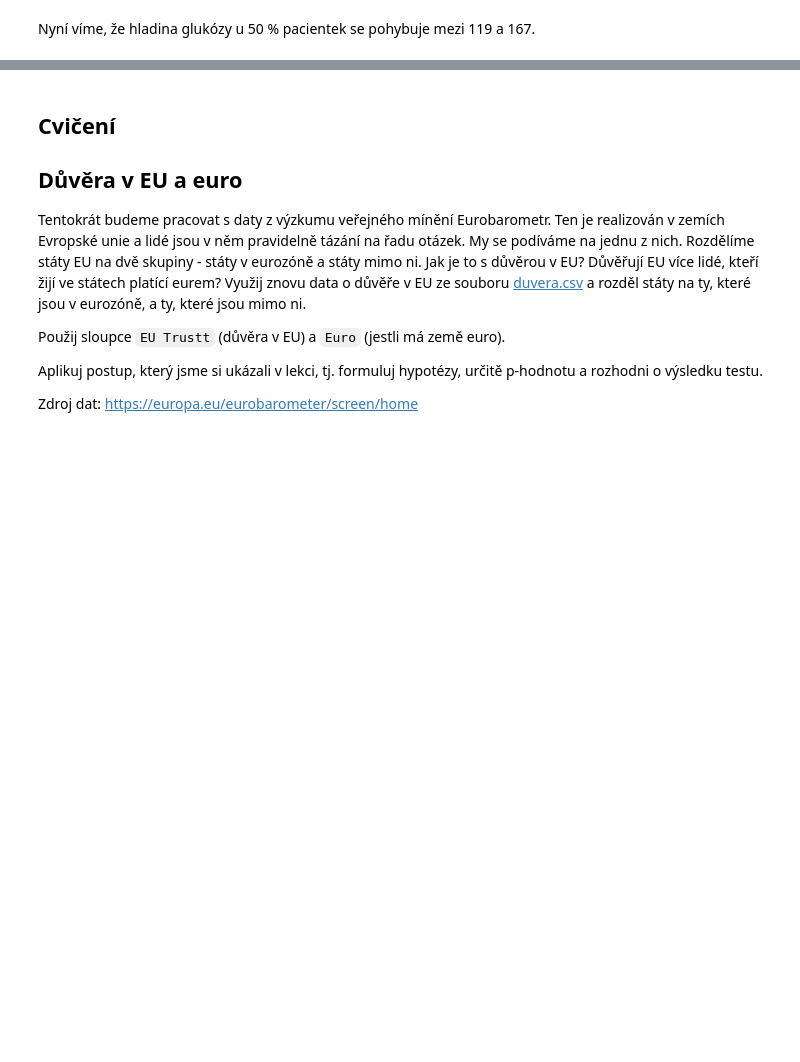
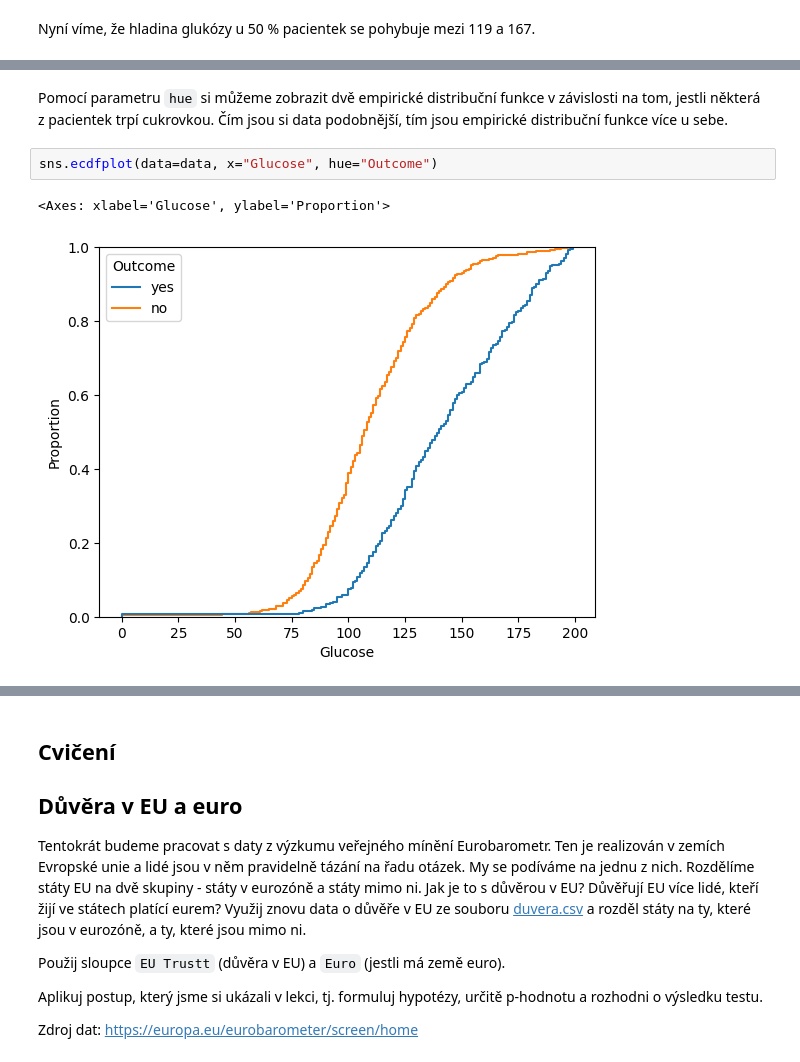
Before and after one commit to pesikj/PythonProDataScience, a Jupyter notebook: 04/lekce.ipynb, the cells around one changed output, grey strips where cells are left out. Saved outputs shown, nothing was run; the diff lists cells and outputs as text; blank space fills up the shorter version.

```diff
--- a/04/lekce.ipynb
+++ b/04/lekce.ipynb
@@ -286,0 +306,7 @@ Nyní víme, že hladina glukózy u 50 % pacientek se pohybuje mezi 119 a 167.
+# %% [markdown]
+Pomocí parametru `hue` si můžeme zobrazit dvě empirické distribuční funkce v závislosti na tom, jestli některá z pacientek trpí cukrovkou. Čím jsou si data podobnější, tím jsou empirické distribuční funkce více u sebe.
+# %%
+sns.ecdfplot(data=data, x="Glucose", hue="Outcome")
+# %% [output]
+<Axes: xlabel='Glucose', ylabel='Proportion'>
+[figure, added]
```
Also changed, not shown: parts of 6 cells of this notebook, 2 other files.
